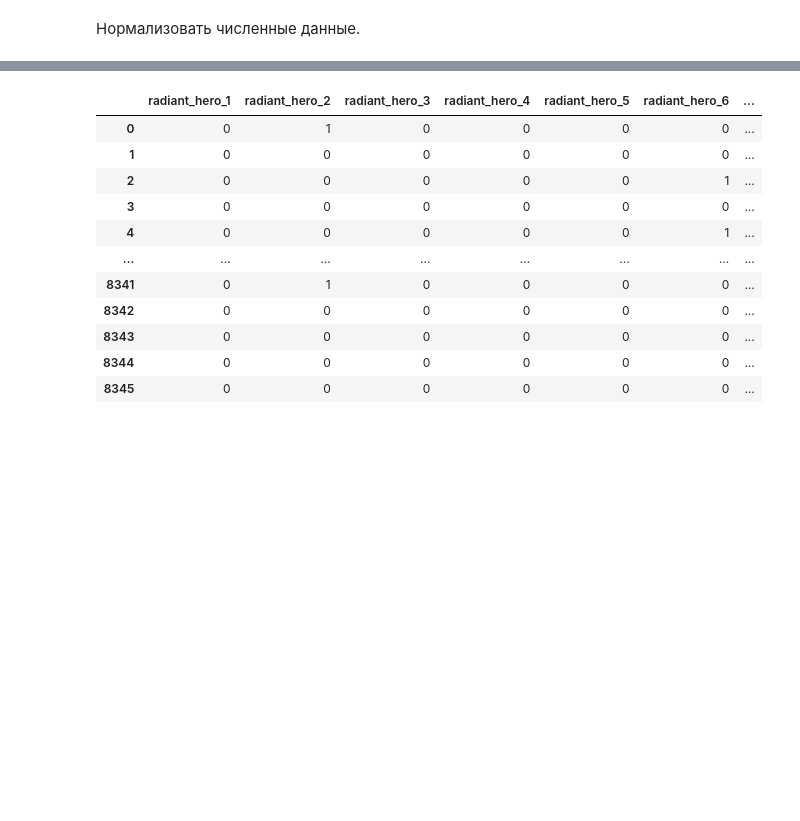
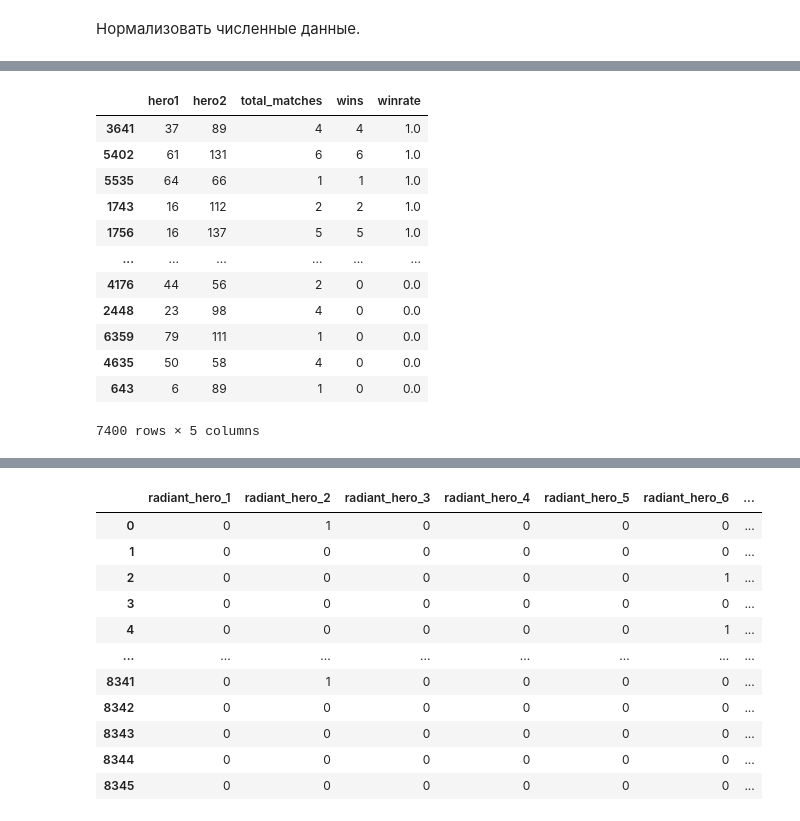
Before and after one commit to ZotRoma/AIT-2025, a Jupyter notebook: lab5/6132_ЗотовРА_lab_5_линейная_регрессия.ipynb, the cells around one changed output, grey strips where cells are left out. Saved outputs shown, nothing was run; the diff lists cells and outputs as text; code cells hidden in the pictures; blank space fills up the shorter version.

```diff
--- a/lab5/6132_ЗотовРА_lab_5_линейная_регрессия.ipynb
+++ b/lab5/6132_ЗотовРА_lab_5_линейная_регрессия.ipynb
@@ -125,0 +264,26 @@ def hero_melee(line):
+# %%
+winrate_df = results_df.groupby(['hero1', 'hero2']).agg(
+    total_matches=('total', 'sum'),
+    wins=('win', 'sum')
+).reset_index()
+
+winrate_df['winrate'] = winrate_df['wins'] / winrate_df['total_matches']
+
+# Сортируем по убыванию винрейта
+winrate_df = winrate_df.sort_values(by='winrate', ascending=False)
+
+winrate_df
+# %% [output]
+|  | hero1 | hero2 | total_matches | wins | winrate |
+| 3641 | 37 | 89 | 4 | 4 | 1.0 |
+| 5402 | 61 | 131 | 6 | 6 | 1.0 |
+| 5535 | 64 | 66 | 1 | 1 | 1.0 |
+| 1743 | 16 | 112 | 2 | 2 | 1.0 |
+| 1756 | 16 | 137 | 5 | 5 | 1.0 |
+| ... | ... | ... | ... | ... | ... |
+| 4176 | 44 | 56 | 2 | 0 | 0.0 |
+| 2448 | 23 | 98 | 4 | 0 | 0.0 |
+| 6359 | 79 | 111 | 1 | 0 | 0.0 |
+| 4635 | 50 | 58 | 4 | 0 | 0.0 |
+| 643 | 6 | 89 | 1 | 0 | 0.0 |
+7400 rows × 5 columns
```
Also changed, not shown: parts of 14 cells of this notebook, 2 other files.
